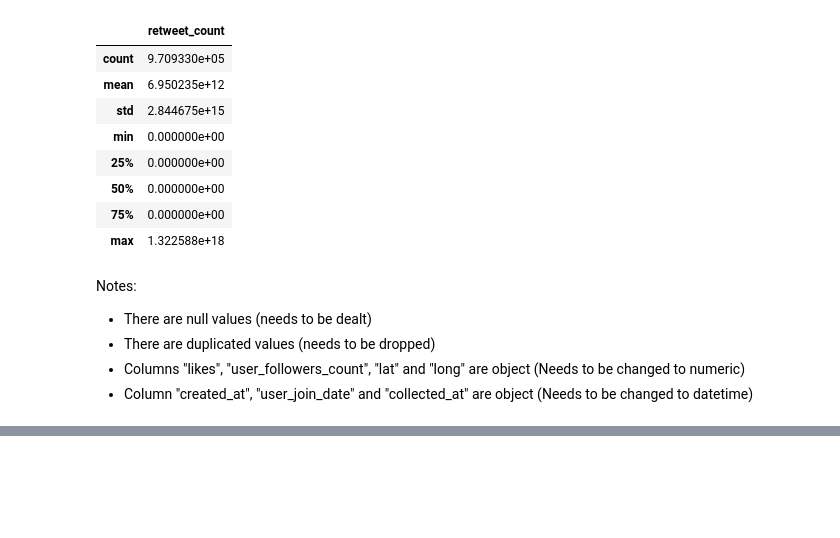
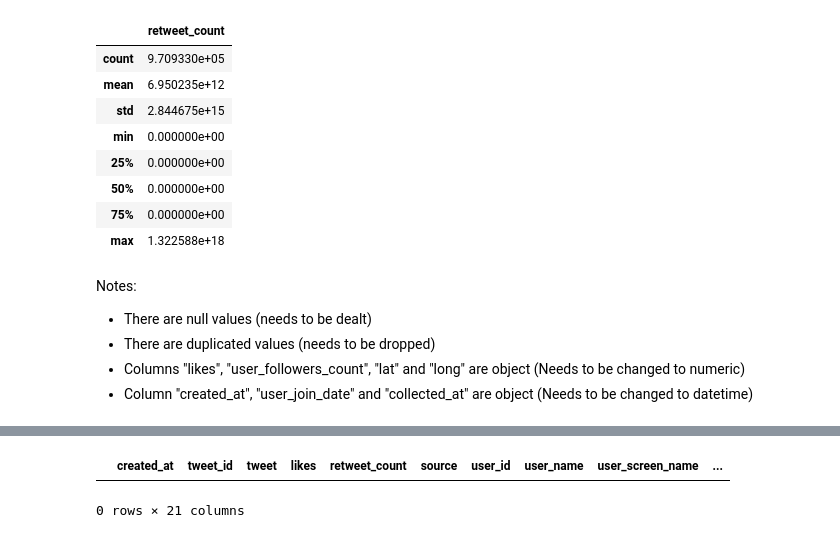
Before and after one commit to renatovfreitas/DataCircle_Twitter_Project, a Jupyter notebook: EDA.ipynb, the cells around one changed output, grey strips where cells are left out. Saved outputs shown, nothing was run; the diff lists cells and outputs as text; code cells hidden in the pictures; blank space fills up the shorter version.

```diff
--- a/EDA.ipynb
+++ b/EDA.ipynb
@@ -170,0 +294,6 @@ Notes:
+# %%
+# filter biden df where tweet_id is null
+biden_df[biden_df["tweet_id"].isna()]
+# %% [output]
+|  | created_at | tweet_id | tweet | likes | retweet_count | source | user_id | user_name | user_screen_name | ... |
+0 rows × 21 columns
```
Also changed, not shown: parts of 29 cells of this notebook.
